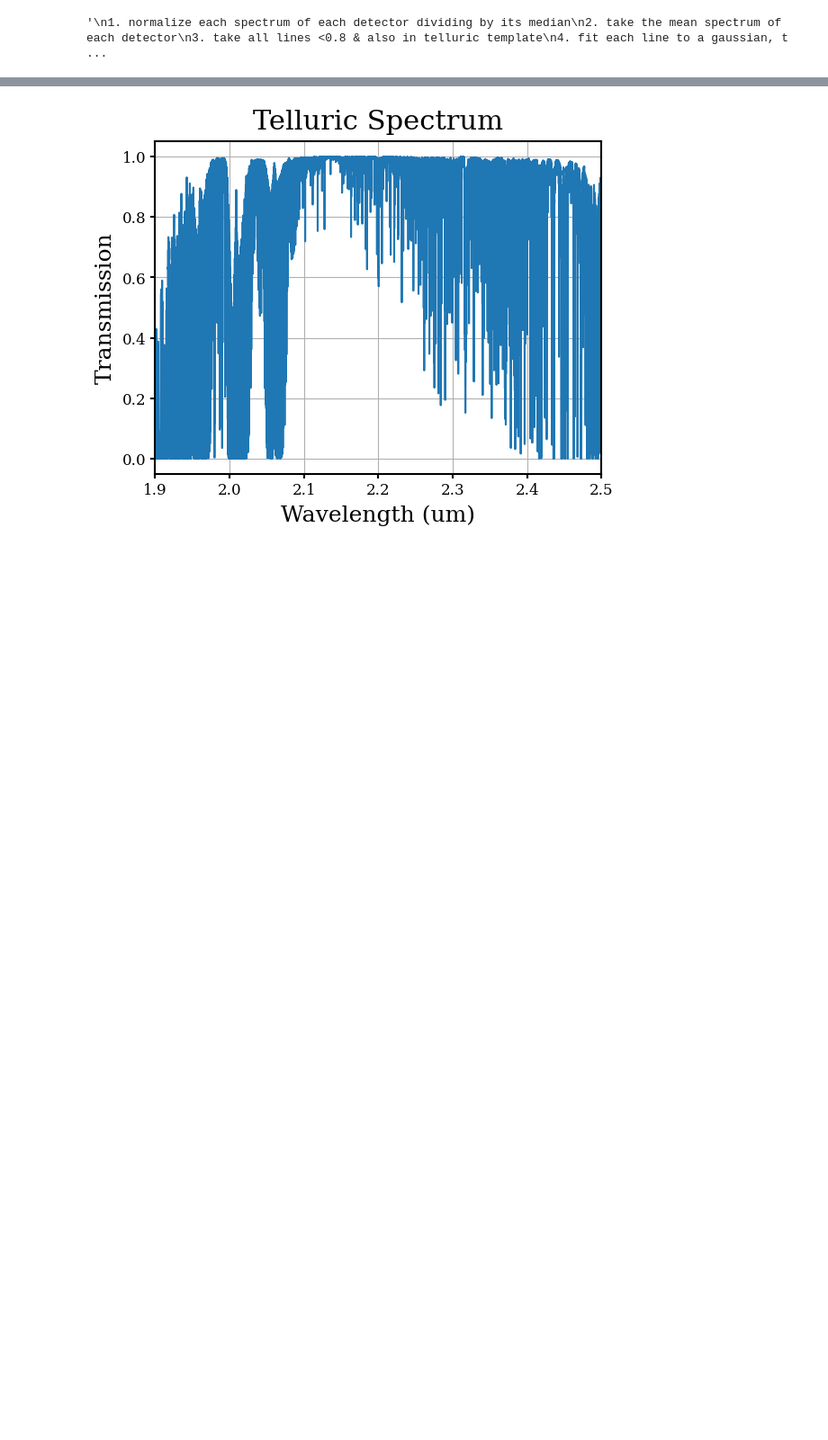
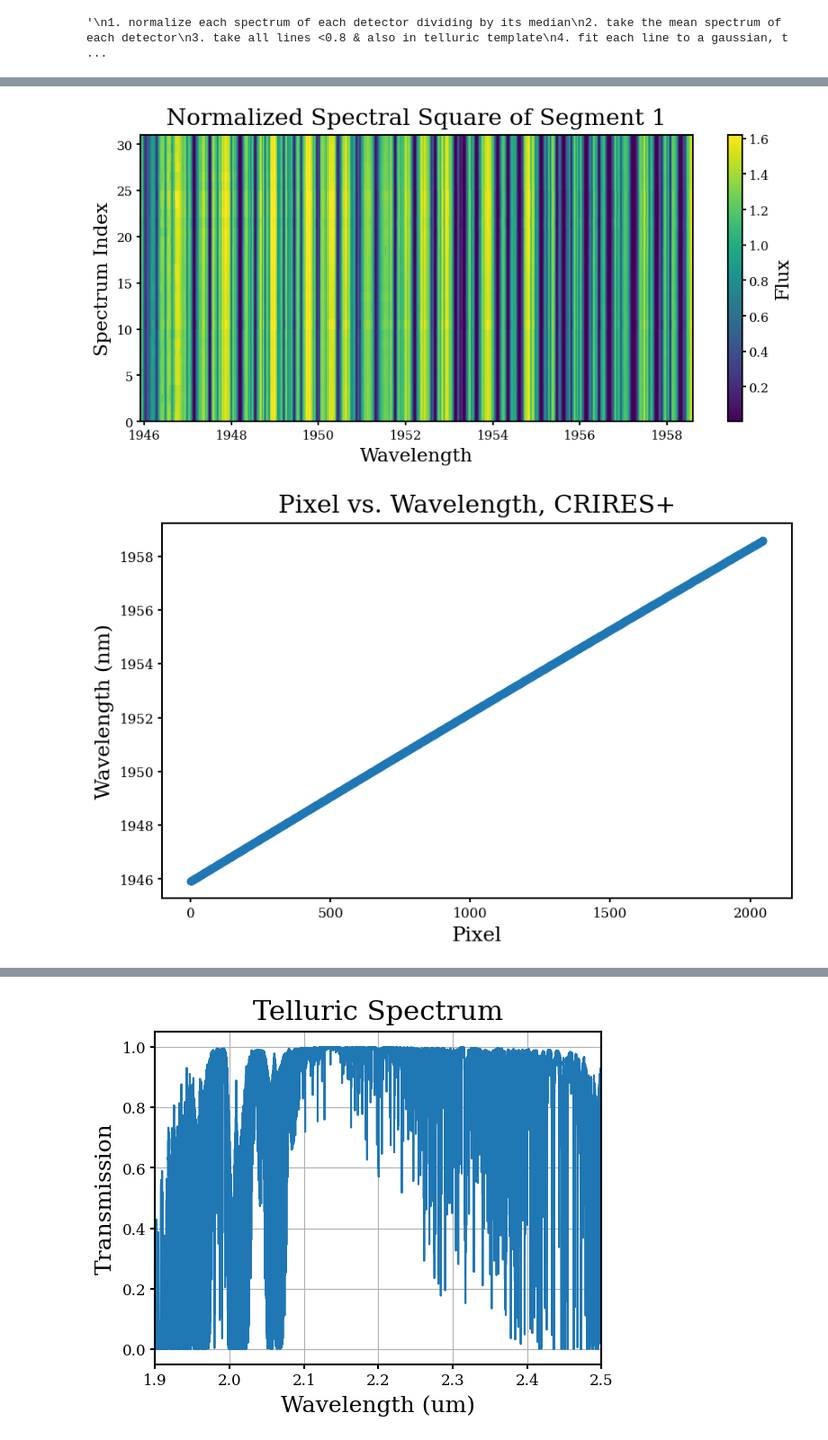
Before and after one commit to kenny-phan/pcassie, a Jupyter notebook: code/calibration.ipynb, the cells around one changed output, grey strips where cells are left out. Shown at 90% size. Cells and saved outputs as stored; diff of their text form; code cells hidden in the pictures; blank space fills up the shorter version.

```diff
--- a/code/calibration.ipynb
+++ b/code/calibration.ipynb
@@ -94,3 +82,20 @@ plt.show()
+# %%
+# for this example, we will only run the pipeline on one detector
+wave_1 = wave[0, 0:gaps[0]]
+flux_1 = normalized_flux_array[:, 0:gaps[0]]
+
+from pipeline.pca_diagnostics import plot_spectral_square
+plot_spectral_square(flux_1, wave_1, title="Normalized Spectral Square of Segment 1")
+
+plt.figure(figsize=(10, 6))
+plt.scatter(np.arange(len(wave_1)), wave_1)
+plt.title("Pixel vs. Wavelength, CRIRES+")
+plt.ylabel("Wavelength (nm)")
+plt.xlabel("Pixel")
+plt.show()
+# %% [output]
+[figure, added]
+[figure, added]
 # %%
 # 2 Take the mean spectrum of each detector
 
```
Also changed, not shown: parts of 25 cells of this notebook, 6 other files.
